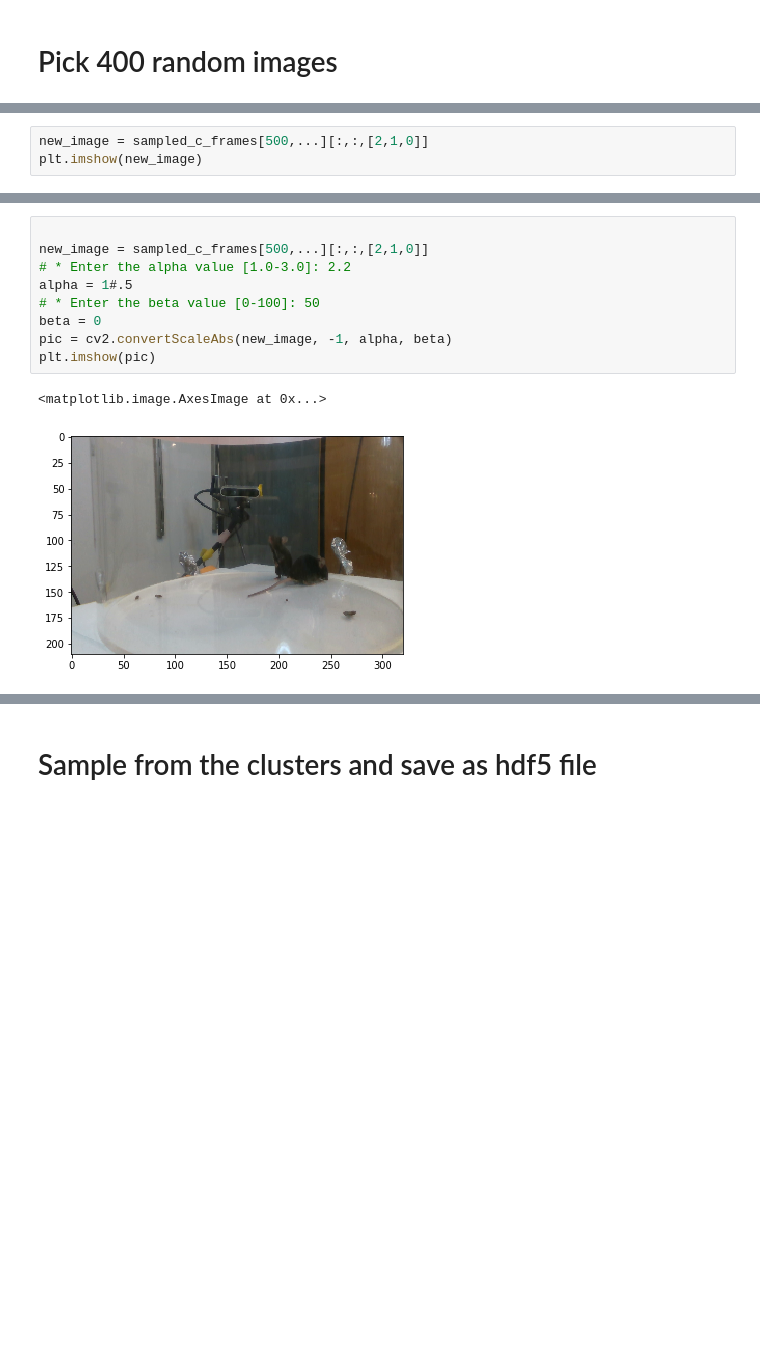
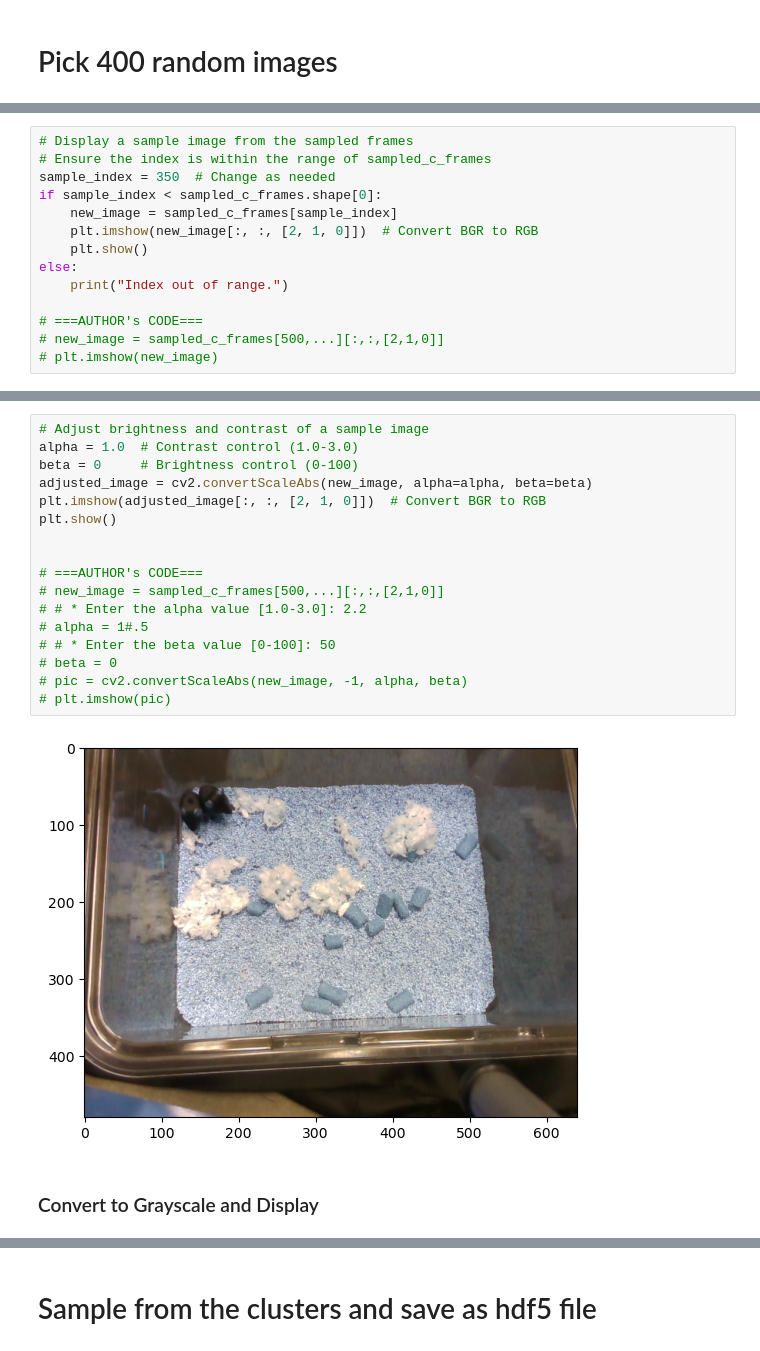
Before and after one commit to aya0221/Mice_3D_Tracking, a Jupyter notebook: 3DDD_social_mouse_tracker/analysis/001_Generate_a_training_set.ipynb, the cells around one changed output, grey strips where cells are left out. Saved outputs shown, nothing was run; the diff lists cells and outputs as text; blank space fills up the shorter version.

```diff
--- a/3DDD_social_mouse_tracker/analysis/001_Generate_a_training_set.ipynb
+++ b/3DDD_social_mouse_tracker/analysis/001_Generate_a_training_set.ipynb
@@ -88,3 +196,0 @@ sampled_c_frames.shape
-# %%
-new_image = sampled_c_frames[500,...][:,:,[2,1,0]]
-plt.imshow(new_image)
@@ -93,0 +214,14 @@ plt.imshow(new_image)
+# %%
+# Display a sample image from the sampled frames
+# Ensure the index is within the range of sampled_c_frames
+sample_index = 350  # Change as needed
+if sample_index < sampled_c_frames.shape[0]:
+    new_image = sampled_c_frames[sample_index]
+    plt.imshow(new_image[:, :, [2, 1, 0]])  # Convert BGR to RGB
+    plt.show()
+else:
+    print("Index out of range.")
+
+# ===AUTHOR's CODE===
+# new_image = sampled_c_frames[500,...][:,:,[2,1,0]]
+# plt.imshow(new_image)
@@ -94,13 +238,22 @@ plt.imshow(new_image)
 # %%
+# Adjust brightness and contrast of a sample image
+alpha = 1.0  # Contrast control (1.0-3.0)
+beta = 0     # Brightness control (0-100)
+adjusted_image = cv2.convertScaleAbs(new_image, alpha=alpha, beta=beta)
+plt.imshow(adjusted_image[:, :, [2, 1, 0]])  # Convert BGR to RGB
+plt.show()
 
-new_image = sampled_c_frames[500,...][:,:,[2,1,0]]
-# * Enter the alpha value [1.0-3.0]: 2.2
-alpha = 1#.5
-# * Enter the beta value [0-100]: 50
-beta = 0
-pic = cv2.convertScaleAbs(new_image, -1, alpha, beta)
-plt.imshow(pic)
+
+# ===AUTHOR's CODE===
+# new_image = sampled_c_frames[500,...][:,:,[2,1,0]]
+# # * Enter the alpha value [1.0-3.0]: 2.2
+# alpha = 1#.5
+# # * Enter the beta value [0-100]: 50
+# beta = 0
+# pic = cv2.convertScaleAbs(new_image, -1, alpha, beta)
+# plt.imshow(pic)
 # %% [output]
-<matplotlib.image.AxesImage at 0x...>
-[figure, old version]
+[figure, new version]
+# %% [markdown]
+### Convert to Grayscale and Display
 # %%
```
Also changed, not shown: parts of 33 cells of this notebook, 9 other files.
